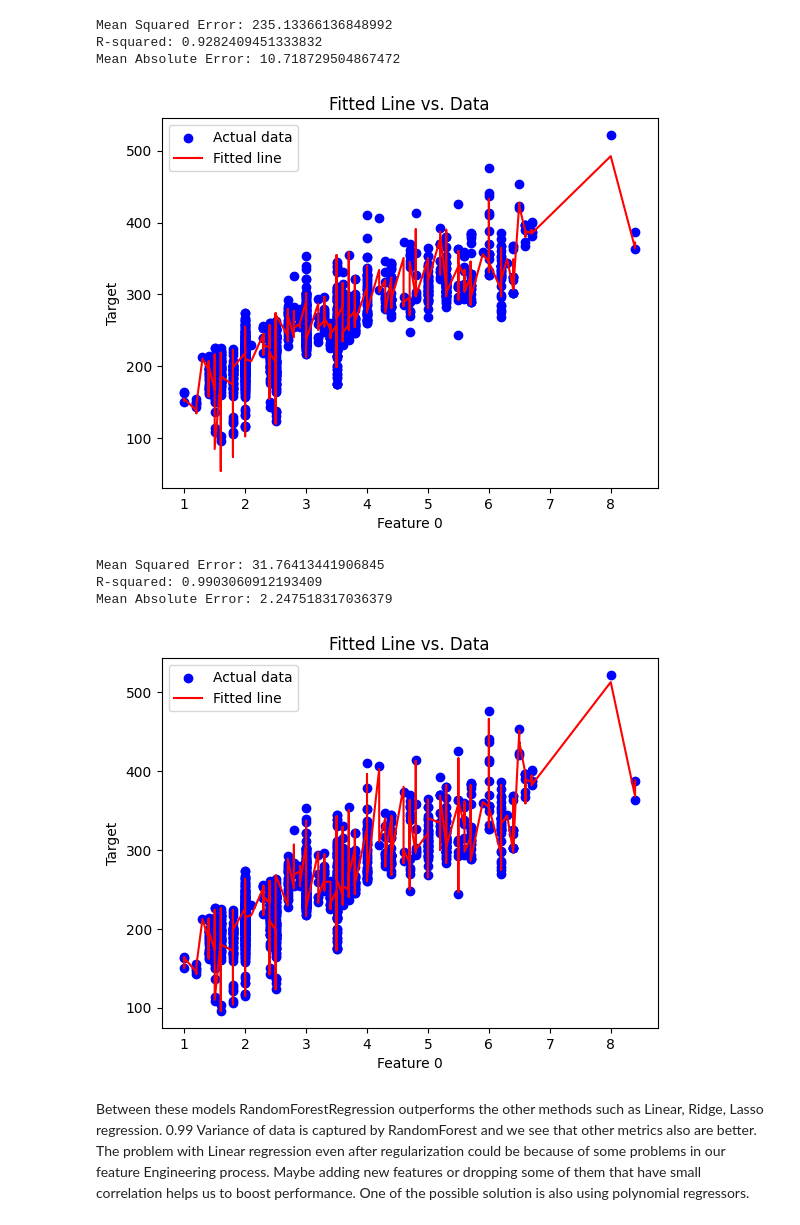
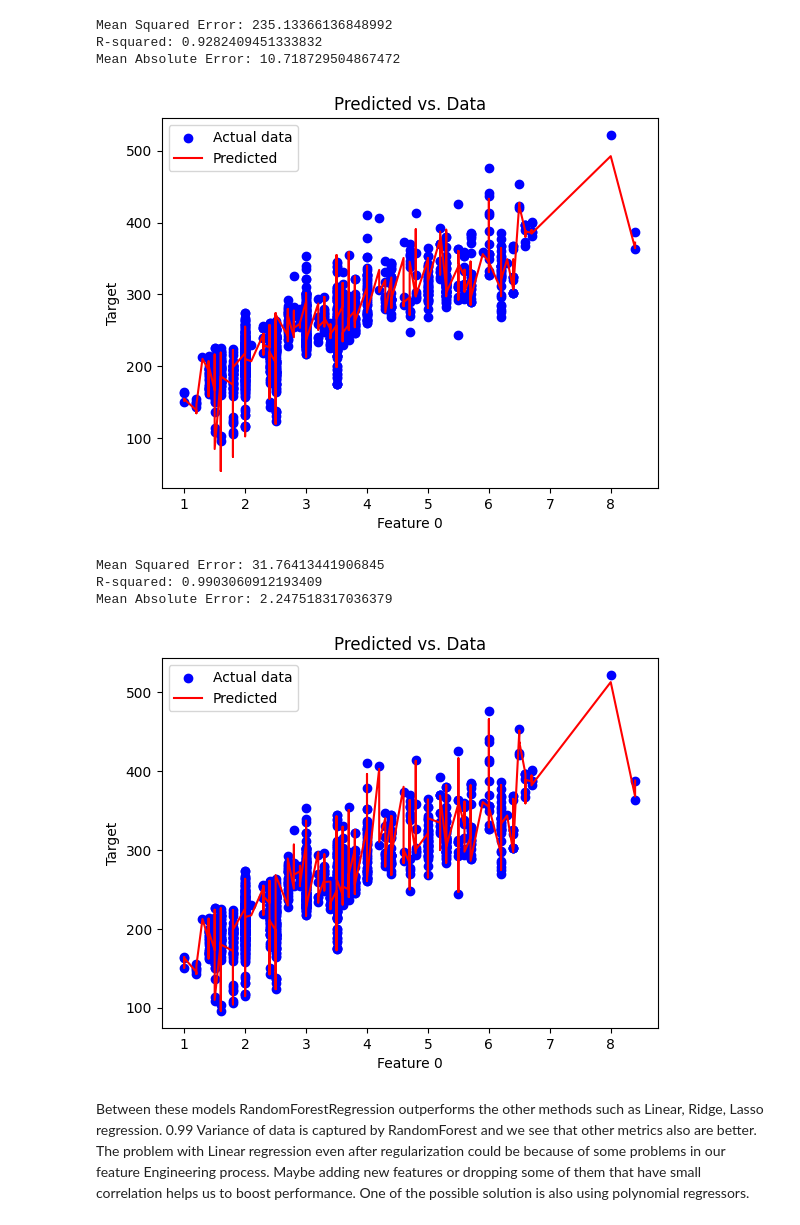
Before and after one commit to Hoseinrajabi1997/co2-emission, a Jupyter notebook: regression-co2-prediction.ipynb, the cells around one changed output. Drawn from its saved outputs; the diff is of its cells as text; code cells hidden in the pictures.

```diff
--- a/regression-co2-prediction.ipynb
+++ b/regression-co2-prediction.ipynb
@@ -323,18 +323,18 @@ Mean Absolute Error: 10.718729504867472
 # %%
 yfeature_index = 0
 y_pred = model.predict(x_test)
 plt.scatter(x_test.iloc[:, yfeature_index], y_test, color='blue', label='Actual data')
 sorted_zip = sorted(zip(x_test.iloc[:, yfeature_index].values, y_pred), key=lambda x: x[0])
 x, y_pred2 = zip(*sorted_zip)
-plt.plot(x, y_pred2, color='red', label='Fitted line')
+plt.plot(x, y_pred2, color='red', label='Predicted')
 
 plt.xlabel(f'Feature {yfeature_index}')
 plt.ylabel('Target')
-plt.title('Fitted Line vs. Data')
+plt.title('Predicted vs. Data')
 plt.legend()
 plt.show()
 # %% [output]
-[figure, old version]
+[figure, new version]
 # %%
 model = RandomForestRegressor(n_estimators=100, random_state=62)
 model.fit(x_train, y_train)
@@ -357,14 +357,14 @@ y_pred = model.predict(x_test)
 plt.scatter(x_test.iloc[:, yfeature_index], y_test, color='blue', label='Actual data')
 sorted_zip = sorted(zip(x_test.iloc[:, yfeature_index].values, y_pred), key=lambda x: x[0])
 x, y_pred2 = zip(*sorted_zip)
-plt.plot(x, y_pred2, color='red', label='Fitted line')
+plt.plot(x, y_pred2, color='red', label='Predicted')
 
 plt.xlabel(f'Feature {yfeature_index}')
 plt.ylabel('Target')
-plt.title('Fitted Line vs. Data')
+plt.title('Predicted vs. Data')
 plt.legend()
 plt.show()
 # %% [output]
-[figure, old version]
+[figure, new version]
 # %% [markdown]
 Between these models RandomForestRegression outperforms the other methods such as Linear, Ridge, Lasso regression. 0.99 Variance of data is captured by RandomForest and we see that other metrics also are better. The problem with Linear regression even after regularization could be because of some problems in our feature Engineering process. Maybe adding new features or dropping some of them that have small correlation helps us to boost performance. One of the possible solution is also using polynomial regressors.
```
